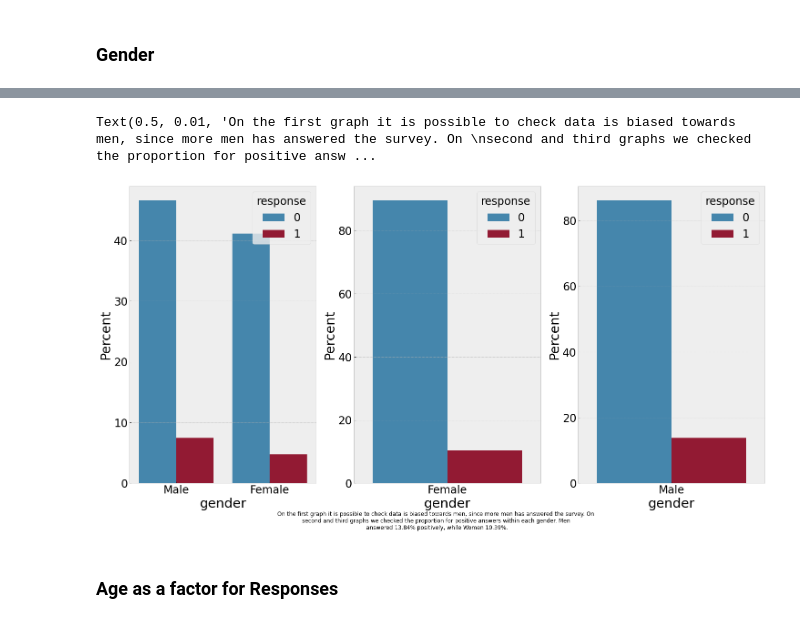
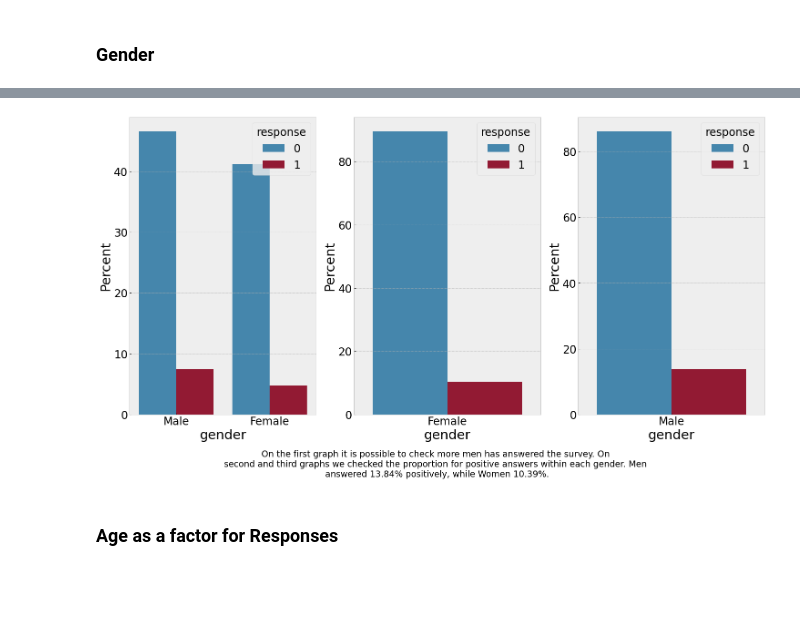
Before and after one commit to fusaa/insurance_cross_sell, a Jupyter notebook: notebook.ipynb, the cells around one changed output, grey strips where cells are left out. Drawn from its saved outputs; the diff is of its cells as text; code cells hidden in the pictures; blank space fills up the shorter version.

```diff
--- a/notebook.ipynb
+++ b/notebook.ipynb
@@ -186,24 +284,23 @@ sns.countplot(data = df, x = 'response', hue = 'gender')
 # %%
 plt.subplot(1,3,1)
 ax1 = sns.barplot(x="gender", y="response", hue = 'response', data=df, estimator=lambda x: len(x) / len(df) * 100)
 ax1.set(ylabel="Percent")
 
 plt.subplot(1,3,2)
 df_aux_female = df[df['gender'] == 'Female']
 ax2 = sns.barplot(x="gender", y = 'response', hue = 'response', data=df_aux_female, estimator=lambda x: len(x) / len(df_aux_female) * 100)
 ax2.set(ylabel="Percent")
 fem_data = len(df_aux_female[df_aux_female['response'] == 1]) / len(df_aux_female) * 100
 
 plt.subplot(1,3,3)
 df_aux_male = df[df['gender'] == 'Male']
 ax3 = sns.barplot(x="gender", y='response', hue='response', data=df_aux_male, estimator=lambda x: len(x) / len(df_aux_male) * 100)
 ax3.set(ylabel="Percent")
 male_data = len(df_aux_male[df_aux_male['response'] == 1]) / len(df_aux_male) * 100
-txt=f"On the first graph it is possible to check data is biased towards men, since more men has answered the survey. On \nsecond and third graphs we checked the proportion for positive answers within each gender. Men \nanswered {male_data:.2f}% positively, while Women {fem_data:.2f}%."
-plt.figtext(0.5, 0.01, txt, wrap=True, horizontalalignment='center', fontsize=12)
+txt=f"On the first graph it is possible to check more men has answered the survey. On \nsecond and third graphs we checked the proportion for positive answers within each gender. Men \nanswered {male_data:.2f}% positively, while Women {fem_data:.2f}%."
+plt.figtext(0.5, -0.03, txt, wrap=True, horizontalalignment='center', fontsize=19);
 # %% [output]
-Text(0.5, 0.01, 'On the first graph it is possible to check data is biased towards men, since more men has answered the survey. On \nsecond and third graphs we checked the proportion for positive answ ...
-[figure, old version]
+[figure, new version]
 # %% [markdown]
 ### Age as a factor for Responses
 # %%
```
Also changed, not shown: parts of 112 cells of this notebook.
